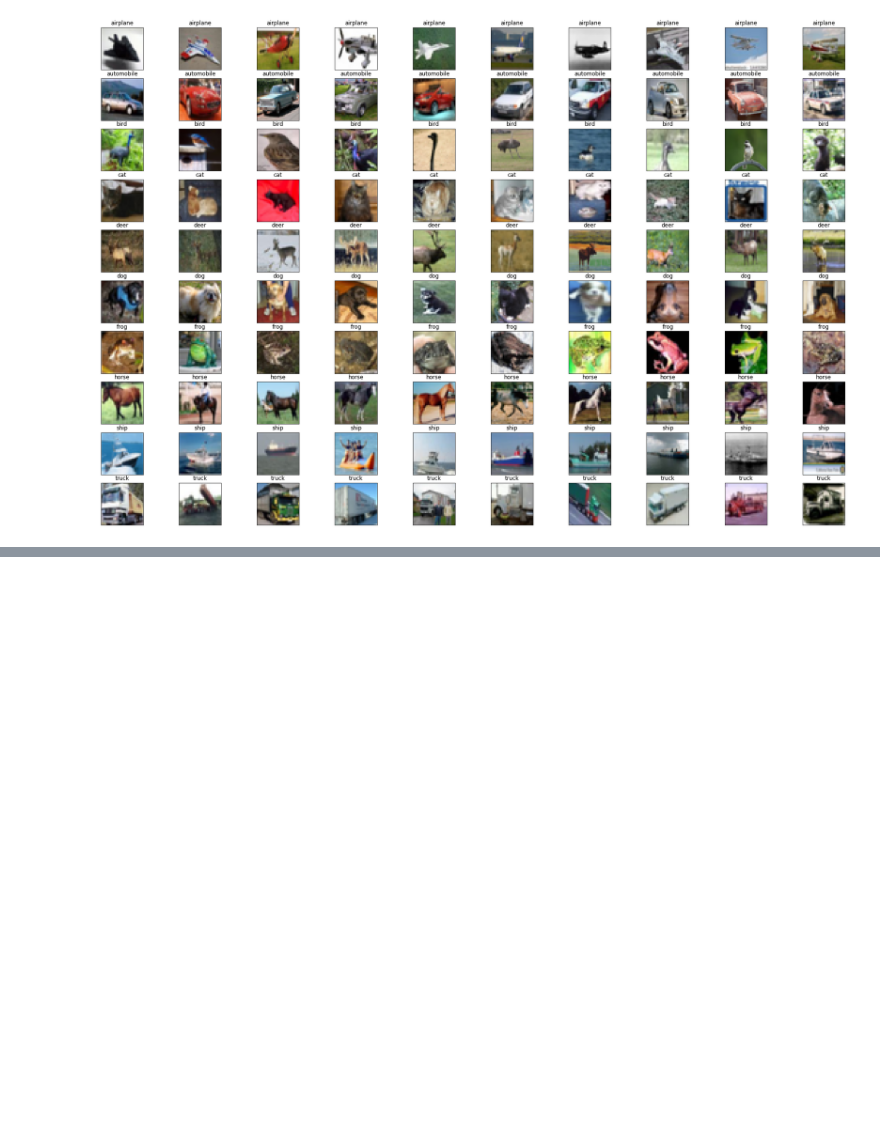
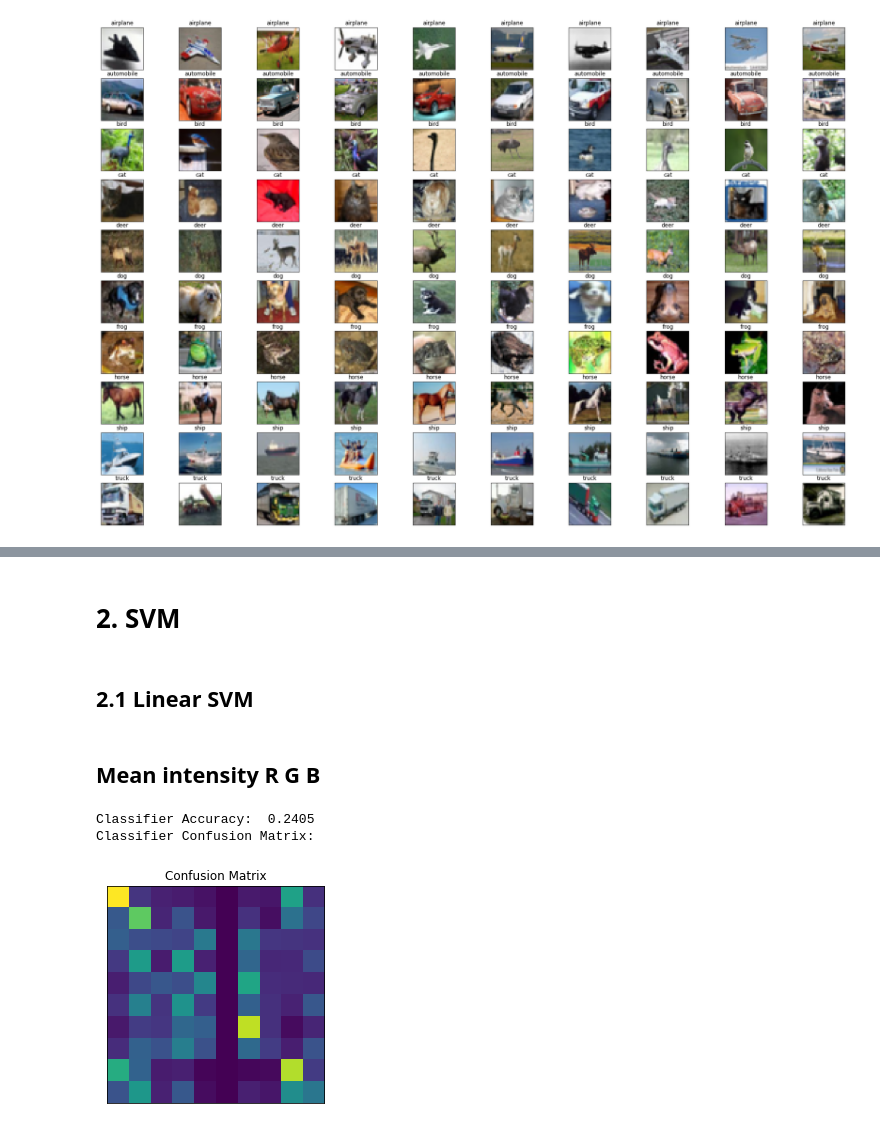
Before and after one commit to danielbairamian/ComputerVision, a Jupyter notebook: Assignment_4/DanielBairamian_ECSE415_A4.ipynb, the cells around one changed output, grey strips where cells are left out. Cells and saved outputs as stored; diff of their text form; code cells hidden in the pictures; blank space fills up the shorter version.

```diff
--- a/Assignment_4/DanielBairamian_ECSE415_A4.ipynb
+++ b/Assignment_4/DanielBairamian_ECSE415_A4.ipynb
@@ -19,6 +24,7 @@ data_num_classes = 10
 file_base = "cifar-10-batches-py/"
 batch_string = "data_batch_"
 meta_string = "batches.meta"
+test_string = "test_batch"
 # %%
 # Helper function that I used since the beginning of this class
 def show_images(images, cols , titles, downscale=1):
@@ -82,6 +90,7 @@ batch = unpickle(file_base+ batch_string + str(batch_num))
 # %%
 # get the data and labels from the batch
-X_train = data_gen(batch)
+train = data_gen(batch)
+test  = data_gen(test_batch)
 # %%
 data_set_showcase_images = []
 data_set_showcase_labels = []
@@ -149,8 +223,9 @@ def image_to_Hog_feat(img):
 # %%
-def images_to_HoG_features(img_list):
-    HoG_features = []
-    for image in img_list:
-        feat = image_to_Hog_feat(image)
-        HoG_features.append(feat)
+def Cifar_to_Mean_RGB(datavector):
+    RGBMeans = []
+    for datapoint in datavector:
+        image = datapoint[0]
+        feat = image_to_RGBMean(image)
+        RGBMeans.append(feat)
 
-    return HoG_features
+    return RGBMeans
@@ -173,0 +232,38 @@ X_train_labels       = [x[1] for x in X_train]
+# %%
+### Data train and test data we will use for RGB Mean and HoG
+# RGBMean features
+X_train_RGBMean = Cifar_to_Mean_RGB(train)
+Y_train_RGBMean = [x[1] for x in train]
+Y_train1H_RGBMean = onehot(Y_train_RGBMean)
+
+
+X_test_RGBMean = Cifar_to_Mean_RGB(test)
+Y_test_RGBMean = [x[1] for x in test]
+Y_test1H_RGBMean = onehot(Y_test_RGBMean)
+
+#===================================================#
+# HoG Features
+cell = 8
+block= 2
+bins = 9
+
+X_train_HoG = Cifar_to_HoG_features(train, cell, block, bins)
+Y_train_HoG = [x[1] for x in train]
+Y_train1H_HoG = onehot(Y_train_HoG)
+
+
+X_test_HoG = Cifar_to_HoG_features(test, cell, block, bins)
+Y_test_HoG = [x[1] for x in test]
+Y_test1H_HoG = onehot(Y_test_HoG)
+# %% [markdown]
+# 2. SVM
+# %% [markdown]
+## 2.1 Linear SVM
+# %% [markdown]
+## Mean intensity R G B
+# %%
+print_evaluations(train_test_SVM(X_train_RGBMean, Y_train_RGBMean, X_test_RGBMean, Y_test_RGBMean, "linear"))
+# %% [output]
+Classifier Accuracy:  0.2405
+Classifier Confusion Matrix:
+[figure, added]
```
Also changed, not shown: parts of 36 cells of this notebook.
